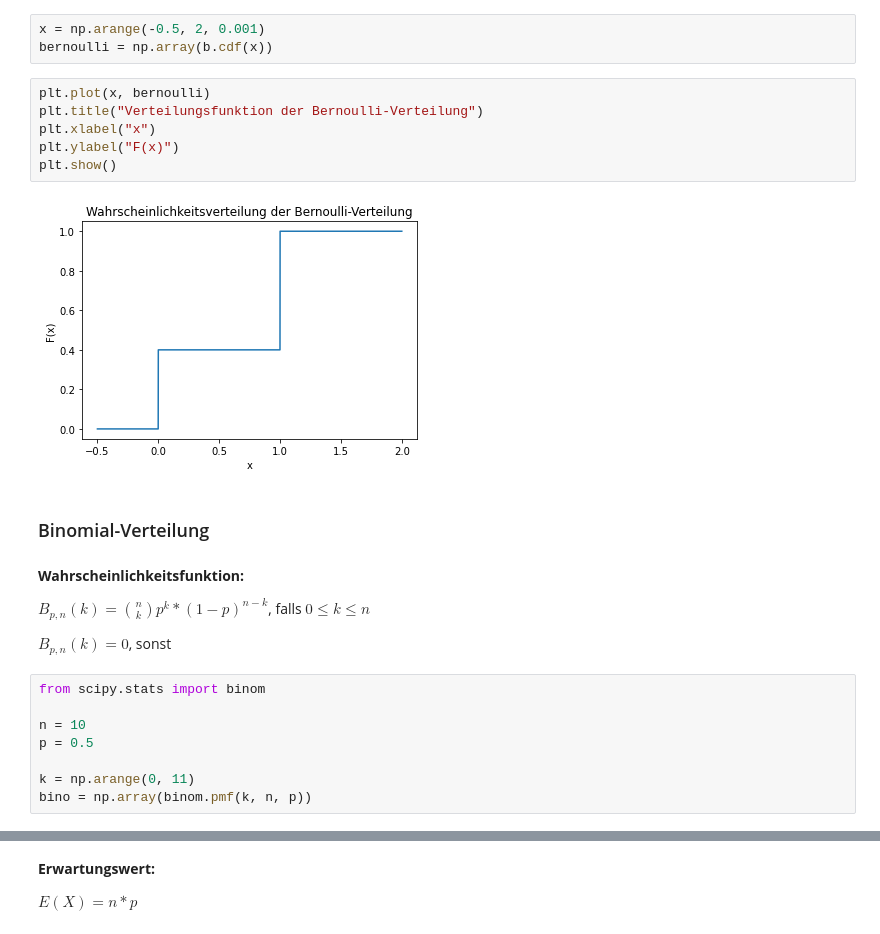
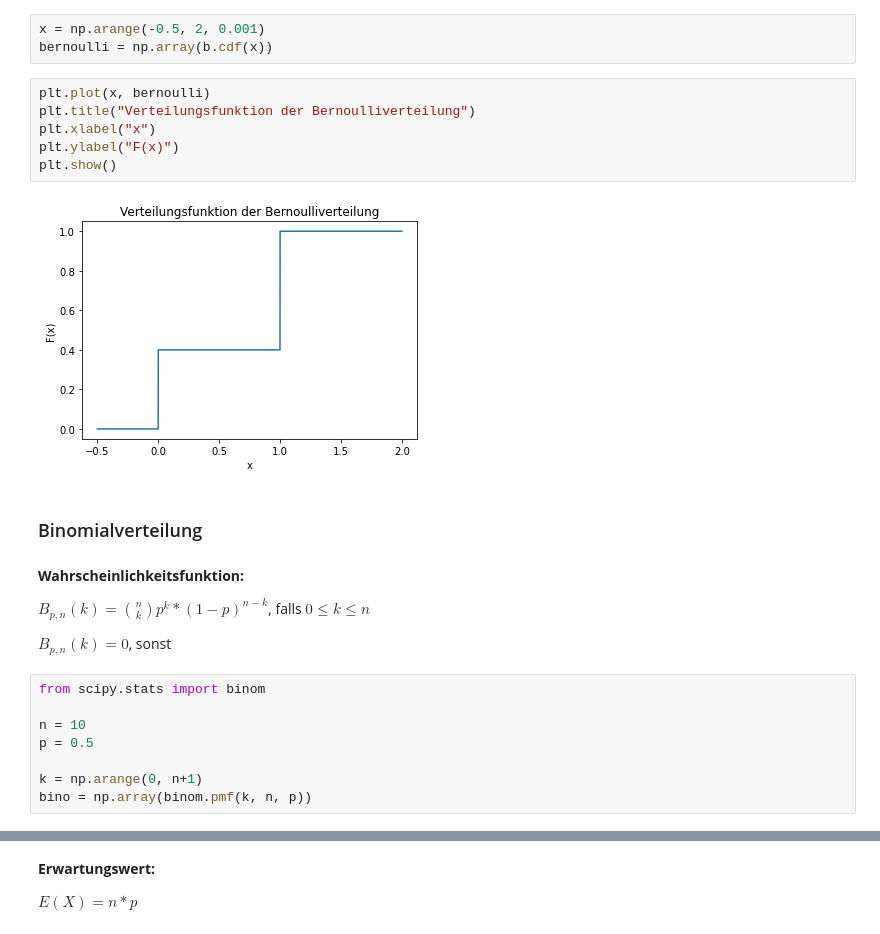
Before and after one commit to nicokossmann/Wahrscheinlichkeitsverteilungen, a Jupyter notebook: statistik.ipynb, the cells around one changed output, grey strips where cells are left out. Drawn from its saved outputs; the diff is of its cells as text.

```diff
--- a/statistik.ipynb
+++ b/statistik.ipynb
@@ -74,14 +76,14 @@ x = np.arange(-0.5, 2, 0.001)
 bernoulli = np.array(b.cdf(x))
 # %%
 plt.plot(x, bernoulli)
-plt.title("Verteilungsfunktion der Bernoulli-Verteilung")
+plt.title("Verteilungsfunktion der Bernoulliverteilung")
 plt.xlabel("x")
 plt.ylabel("F(x)")
 plt.show()
 # %% [output]
-[figure, old version]
+[figure, new version]
-# %% [markdown]
-### Binomial-Verteilung
+# %% [markdown]
+### Binomialverteilung
 # %% [markdown]
 **Wahrscheinlichkeitsfunktion:**
 
@@ -94,7 +96,7 @@ from scipy.stats import binom
 n = 10
 p = 0.5
 
-k = np.arange(0, 11)
+k = np.arange(0, n+1)
 bino = np.array(binom.pmf(k, n, p))
 # %%
 plt.bar(k, bino)
```
Also changed, not shown: parts of 27 cells of this notebook.
